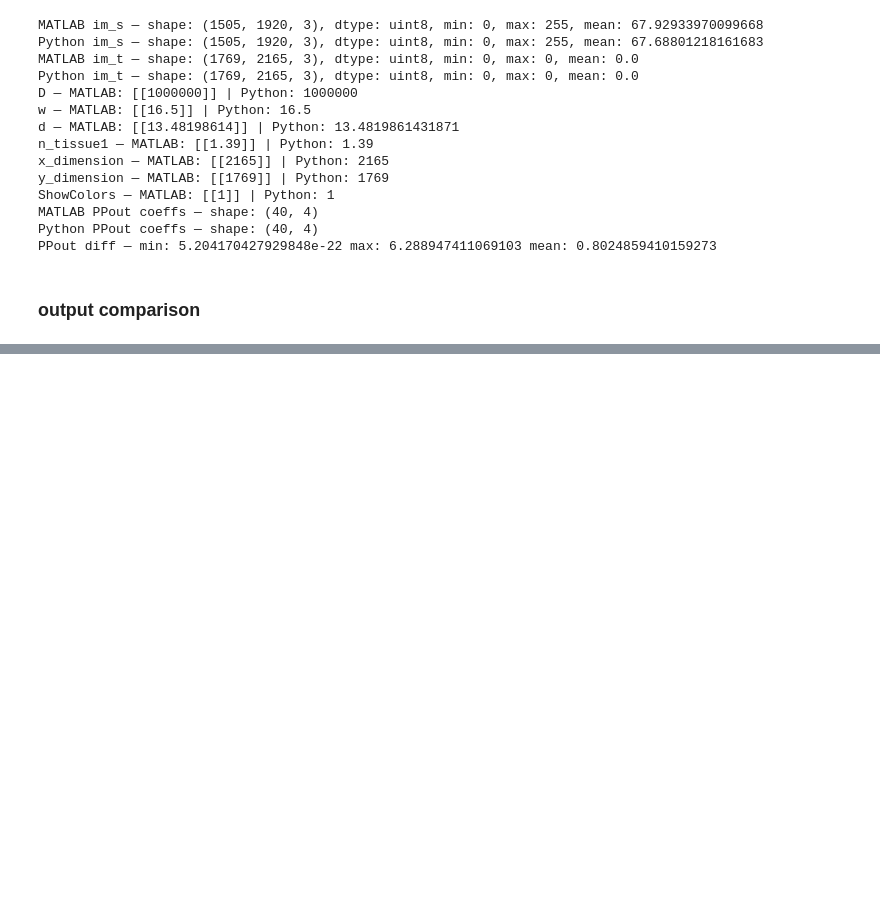
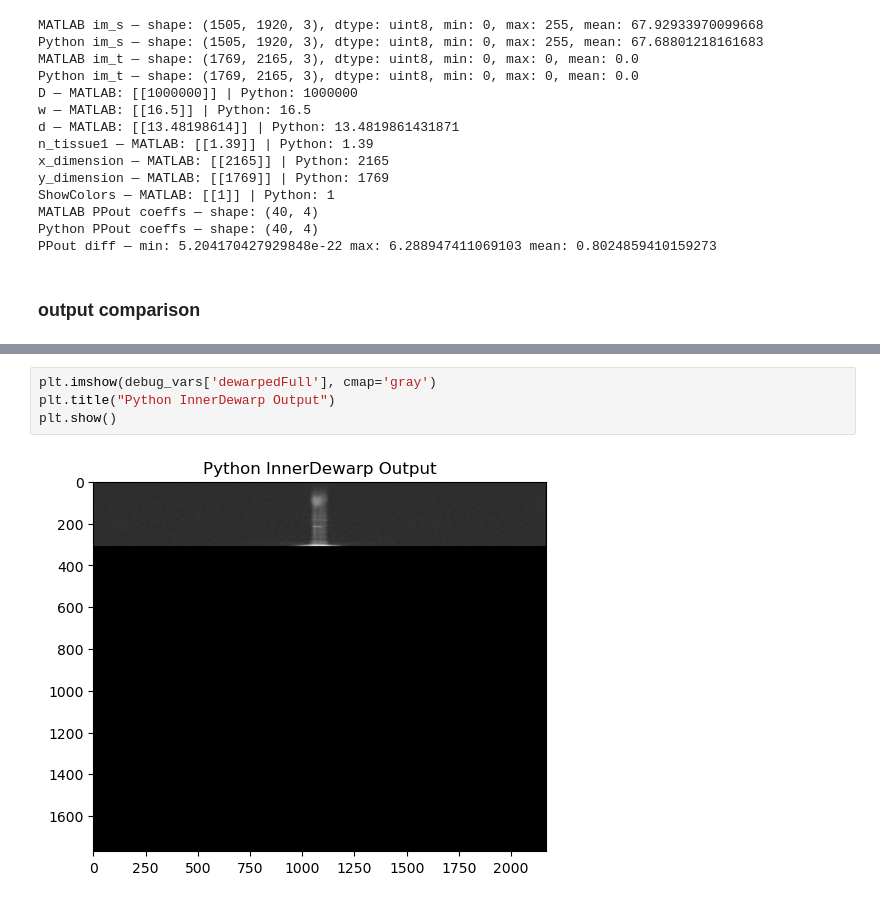
Before and after one commit to egunadi/bme528-project7, a Jupyter notebook: notebook/0001_HVS001_OS_Scan_0.ipynb, the cells around one changed output, grey strips where cells are left out. Saved outputs shown, nothing was run; the diff lists cells and outputs as text; blank space fills up the shorter version.

```diff
--- a/notebook/0001_HVS001_OS_Scan_0.ipynb
+++ b/notebook/0001_HVS001_OS_Scan_0.ipynb
@@ -383,0 +494,6 @@ Pixels with noticeable difference: 7790799
+# %%
+plt.imshow(debug_vars['dewarpedFull'], cmap='gray')
+plt.title("Python InnerDewarp Output")
+plt.show()
+# %% [output]
+[figure, added]
```
Also changed, not shown: parts of 13 cells of this notebook.
